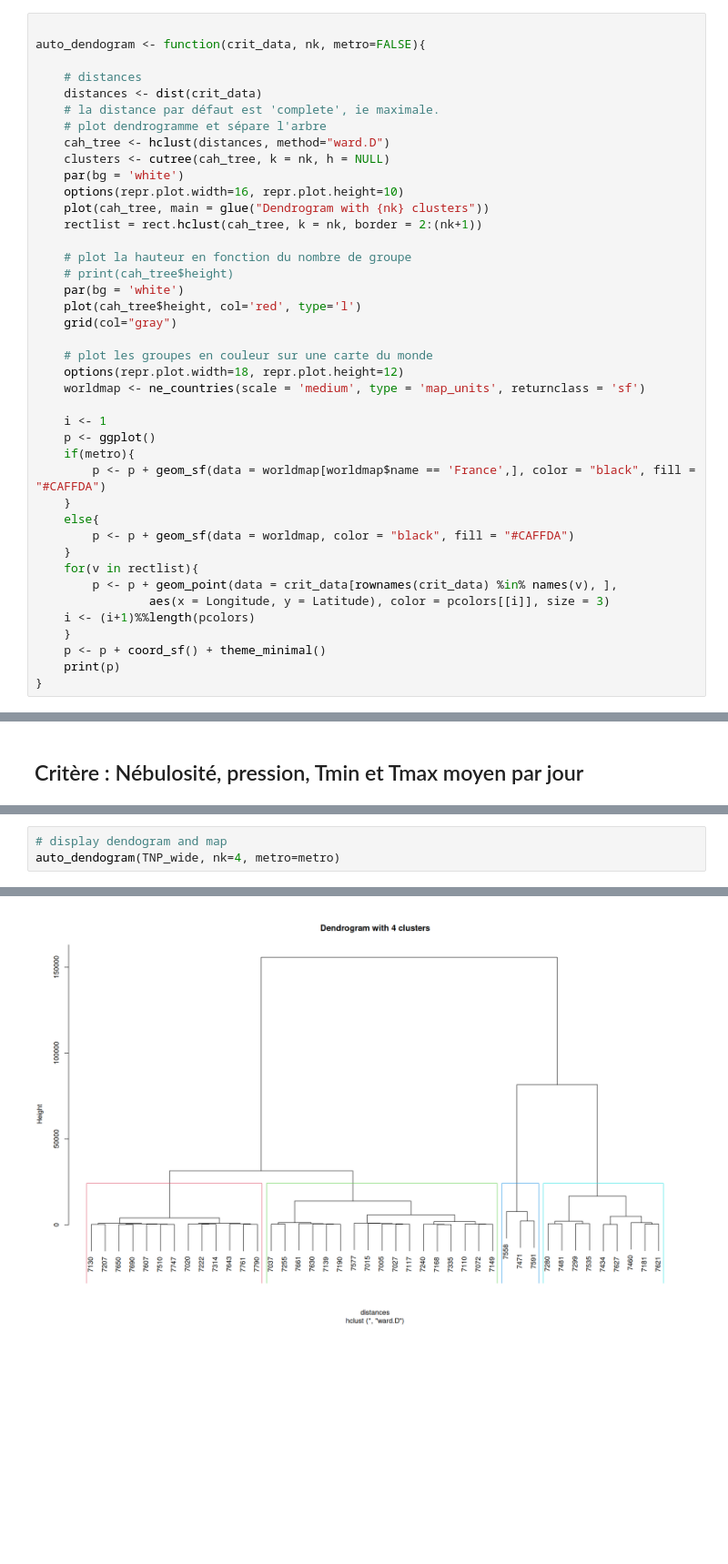
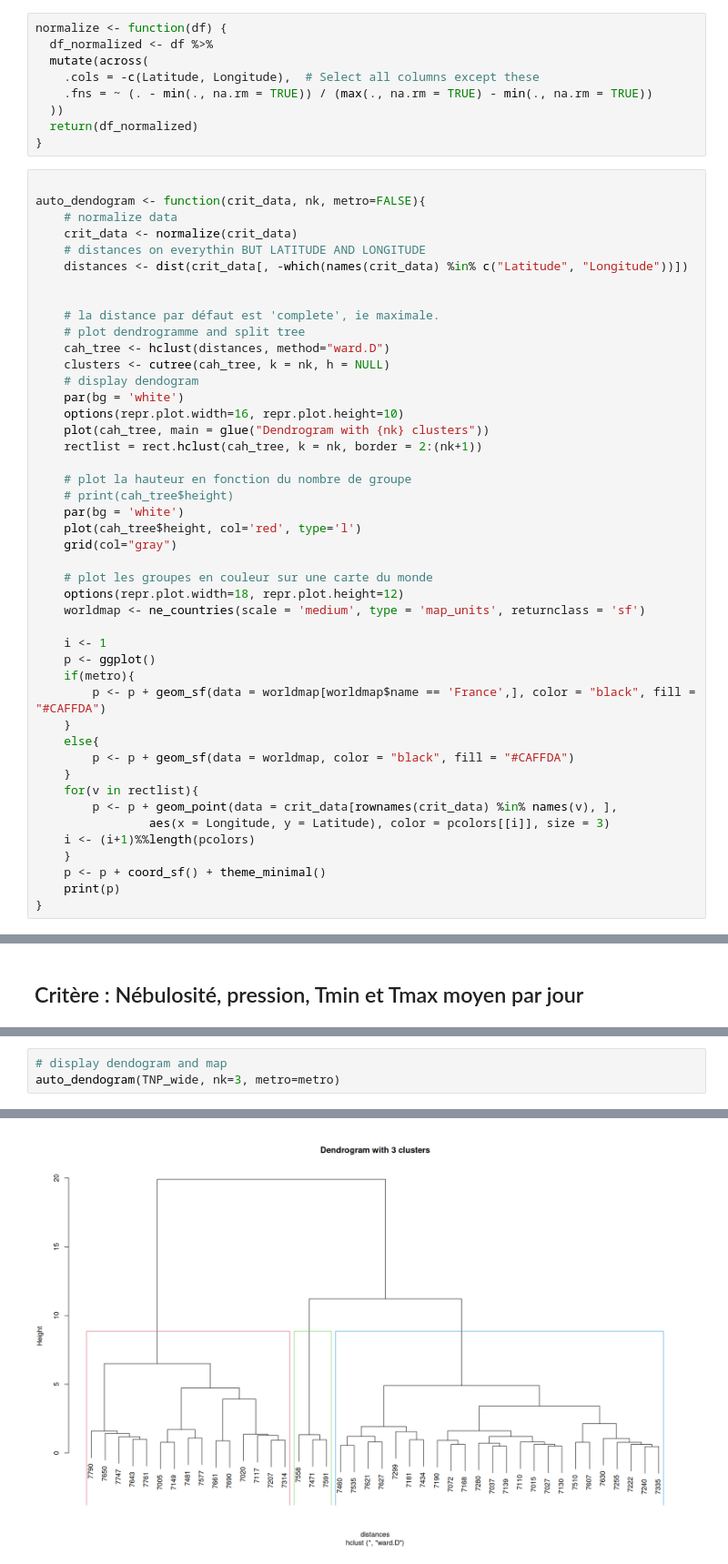
Before and after one commit to thomasdepic/SDD-BE-meteo, a Jupyter notebook: questions/6_clustering.ipynb, the cells around one changed output, grey strips where cells are left out. Shown at 91% size. Saved outputs shown, nothing was run; the diff lists cells and outputs as text; blank space fills up the shorter version.

```diff
--- a/questions/6_clustering.ipynb
+++ b/questions/6_clustering.ipynb
@@ -33,16 +33,29 @@ full_data <- read.csv(data_ext_allM_dir,
             stringsAsFactors=TRUE)
 # %% [markdown]
 ## Fonction de dendogrammerie
+# %%
+normalize <- function(df) {
+  df_normalized <- df %>%
+  mutate(across(
+    .cols = -c(Latitude, Longitude),  # Select all columns except these
+    .fns = ~ (. - min(., na.rm = TRUE)) / (max(., na.rm = TRUE) - min(., na.rm = TRUE))
+  ))
+  return(df_normalized)
+}
 # %%
 
 auto_dendogram <- function(crit_data, nk, metro=FALSE){
+    # normalize data
+    crit_data <- normalize(crit_data)
+    # distances on everythin BUT LATITUDE AND LONGITUDE
+    distances <- dist(crit_data[, -which(names(crit_data) %in% c("Latitude", "Longitude"))])
 
-    # distances
-    distances <- dist(crit_data)
+
     # la distance par défaut est 'complete', ie maximale.
-    # plot dendrogramme et sépare l'arbre
+    # plot dendrogramme and split tree
     cah_tree <- hclust(distances, method="ward.D")
     clusters <- cutree(cah_tree, k = nk, h = NULL)
+    # display dendogram
     par(bg = 'white')
     options(repr.plot.width=16, repr.plot.height=10)
     plot(cah_tree, main = glue("Dendrogram with {nk} clusters"))
@@ -188,5 +238,5 @@ the `.groups` argument.
 7790              75.57635
 # %%
 # display dendogram and map
-auto_dendogram(TNP_wide, nk=4, metro=metro)
+auto_dendogram(TNP_wide, nk=3, metro=metro)
 # %% [output]
@@ -193 +260 @@ auto_dendogram(TNP_wide, nk=4, metro=metro)
-[figure, old version]
+[figure, new version]
```
Also changed, not shown: parts of 4 cells of this notebook.
